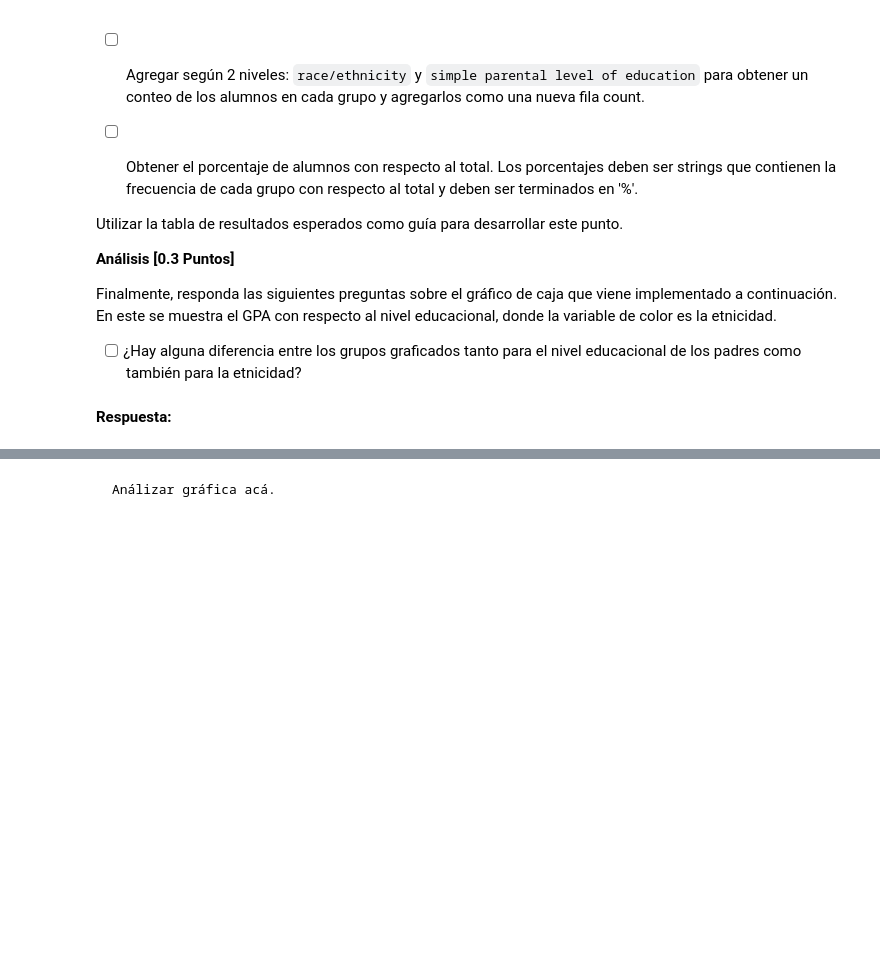
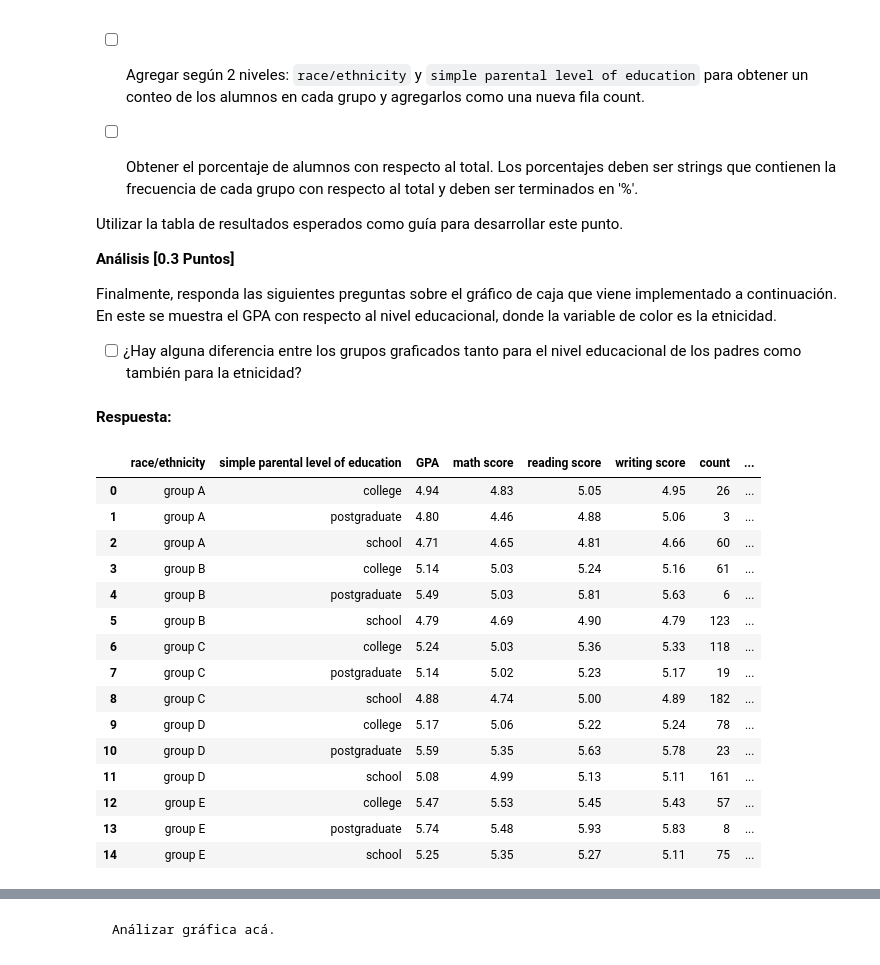
Before and after one commit to jesuow/LabPro, a Jupyter notebook: lab 3/Lab3.ipynb, the cells around one changed output, grey strips where cells are left out. Drawn from its saved outputs; the diff is of its cells as text; code cells hidden in the pictures; blank space fills up the shorter version.

```diff
--- a/lab 3/Lab3.ipynb
+++ b/lab 3/Lab3.ipynb
@@ -478,7 +605,9 @@ Hint: investigue el método `concat`
 **Respuesta:**
 # %%
 # Inserte su respuesta aquí
-df_grades_1= ...
-df_grades_2= ...
+df_grades_1= pd.read_json('students_grades_1.json')
+df_grades_2= pd.read_json('students_grades_2.json')
 
-df_grades= ...
+df_grades= pd.concat([df_grades_1, df_grades_2], ignore_index=True)
+
+df_grades
@@ -528,3 +727,22 @@ Finalmente, responda las siguientes preguntas sobre el gráfico de caja que vien
+# %%
+generar_resumen(df_grades)
+# %% [output]
+|  | race/ethnicity | simple parental level of education | GPA | math score | reading score | writing score | count | ... |
+| 0 | group A | college | 4.94 | 4.83 | 5.05 | 4.95 | 26 | ... |
+| 1 | group A | postgraduate | 4.80 | 4.46 | 4.88 | 5.06 | 3 | ... |
+| 2 | group A | school | 4.71 | 4.65 | 4.81 | 4.66 | 60 | ... |
+| 3 | group B | college | 5.14 | 5.03 | 5.24 | 5.16 | 61 | ... |
+| 4 | group B | postgraduate | 5.49 | 5.03 | 5.81 | 5.63 | 6 | ... |
+| 5 | group B | school | 4.79 | 4.69 | 4.90 | 4.79 | 123 | ... |
+| 6 | group C | college | 5.24 | 5.03 | 5.36 | 5.33 | 118 | ... |
+| 7 | group C | postgraduate | 5.14 | 5.02 | 5.23 | 5.17 | 19 | ... |
+| 8 | group C | school | 4.88 | 4.74 | 5.00 | 4.89 | 182 | ... |
+| 9 | group D | college | 5.17 | 5.06 | 5.22 | 5.24 | 78 | ... |
+| 10 | group D | postgraduate | 5.59 | 5.35 | 5.63 | 5.78 | 23 | ... |
+| 11 | group D | school | 5.08 | 4.99 | 5.13 | 5.11 | 161 | ... |
+| 12 | group E | college | 5.47 | 5.53 | 5.45 | 5.43 | 57 | ... |
+| 13 | group E | postgraduate | 5.74 | 5.48 | 5.93 | 5.83 | 8 | ... |
+| 14 | group E | school | 5.25 | 5.35 | 5.27 | 5.11 | 75 | ... |
 # %%
 fig = px.box(
     df_grades,
```
Also changed, not shown: parts of 29 cells of this notebook.
